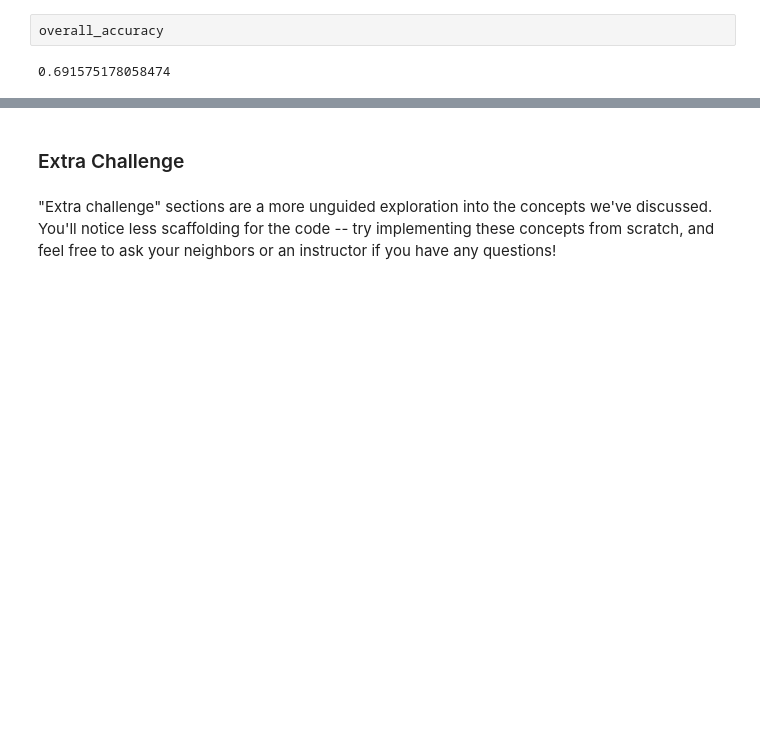
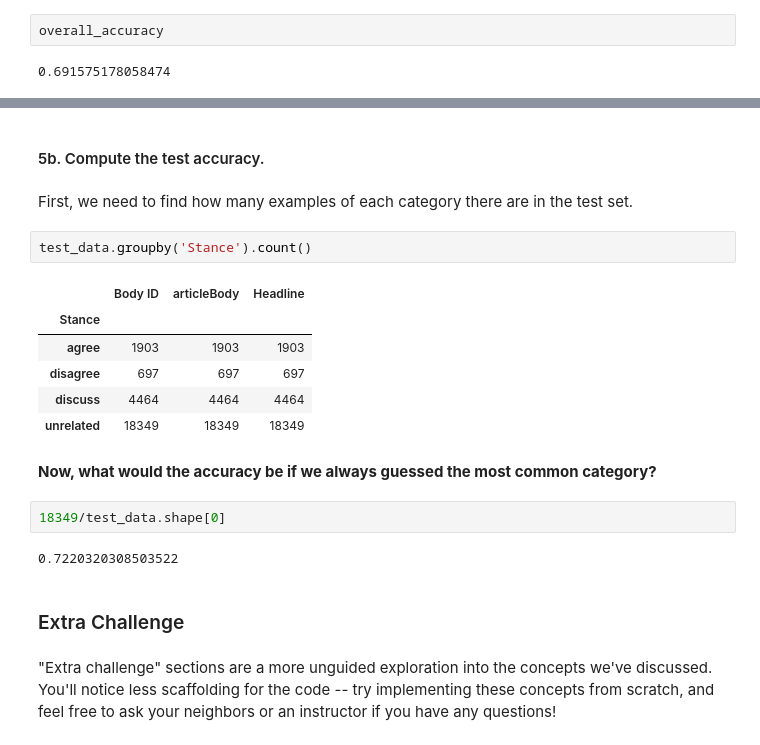
Before and after one commit to cchen23/AI4ALL_NLP, a Jupyter notebook: Workshops/Complete_Workbooks/Day5_Rule_Based_Models_II.ipynb, the cells around one changed output, grey strips where cells are left out. Saved outputs shown, nothing was run; the diff lists cells and outputs as text; blank space fills up the shorter version.

```diff
--- a/Workshops/Complete_Workbooks/Day5_Rule_Based_Models_II.ipynb
+++ b/Workshops/Complete_Workbooks/Day5_Rule_Based_Models_II.ipynb
@@ -138,3 +253,22 @@ overall_accuracy
+# %% [markdown]
+#### 5b. Compute the test accuracy.
+# %% [markdown]
+First, we need to find how many examples of each category there are in the test set.
+# %%
+test_data.groupby('Stance').count()
+# %% [output]
+|  | Body ID | articleBody | Headline |
+| Stance |  |  |  |
+| agree | 1903 | 1903 | 1903 |
+| disagree | 697 | 697 | 697 |
+| discuss | 4464 | 4464 | 4464 |
+| unrelated | 18349 | 18349 | 18349 |
+# %% [markdown]
+**Now, what would the accuracy be if we always guessed the most common category?**
+# %%
+18349/test_data.shape[0]
+# %% [output]
+0.7220320308503522
 # %% [markdown]
 ### Extra Challenge
 # %% [markdown]
```
Also changed, not shown: parts of 38 cells of this notebook, 11 other files.
